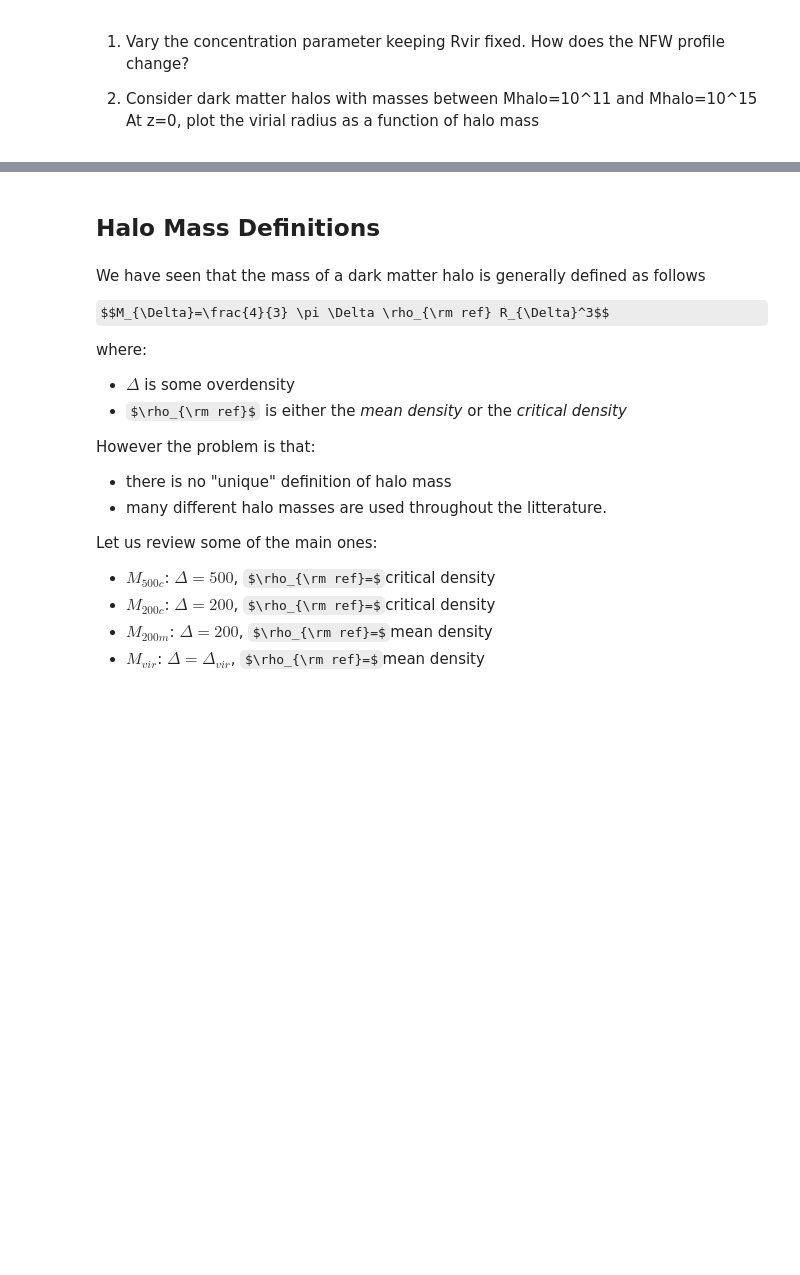
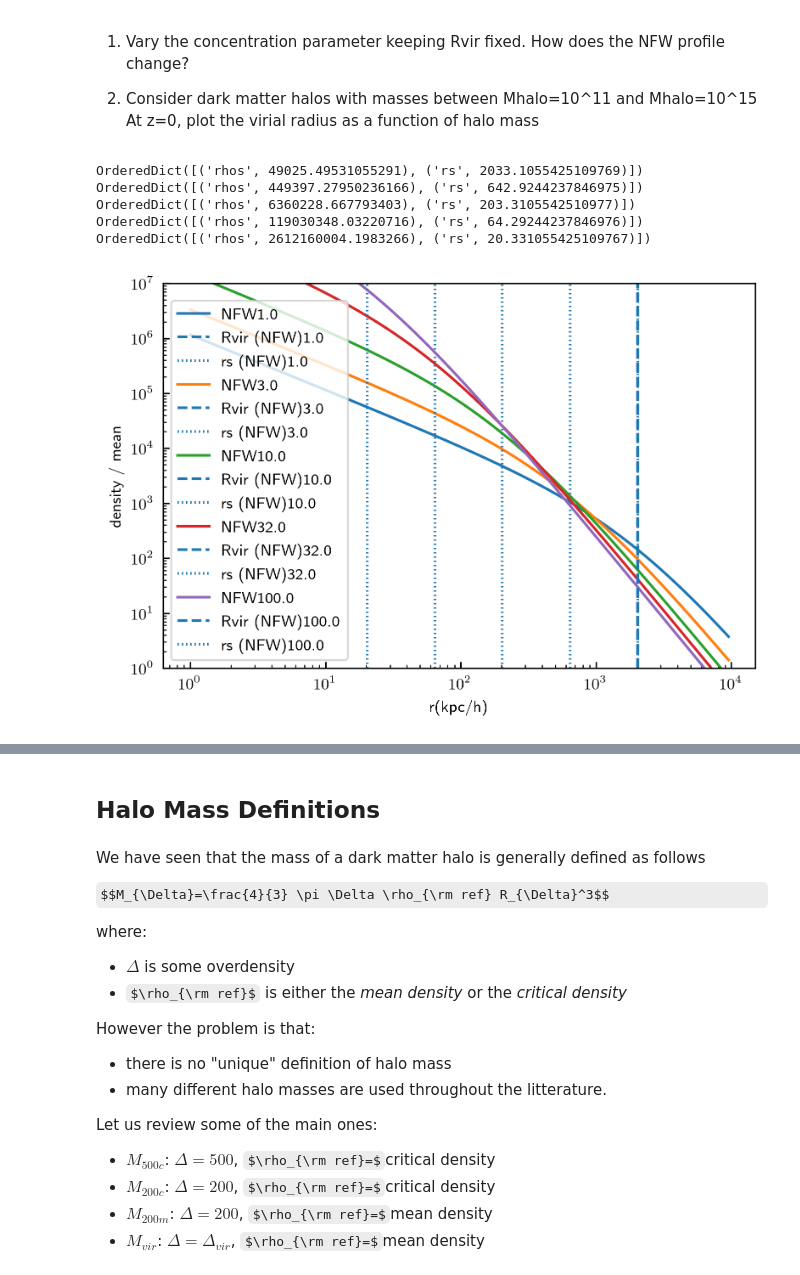
Before and after one commit to rqguan/ASTR214_Runquan, a Jupyter notebook: class7and8_darkmatterhalos_Runquan.ipynb, the cells around one changed output, grey strips where cells are left out. Cells and saved outputs as stored; diff of their text form; code cells hidden in the pictures; some formulas as TeX source; blank space fills up the shorter version.

```diff
--- a/class7and8_darkmatterhalos_Runquan.ipynb
+++ b/class7and8_darkmatterhalos_Runquan.ipynb
@@ -303,0 +301,32 @@ At z=0, plot the virial radius as a function of halo mass
+# %%
+
+for i in np.logspace(0,2,5):
+    Mvir = 1E15 # halo mass (clustered halo)
+    cvir = i # concentration parameter = r_halo/r_s
+    z = 0.0 # redshift
+    p_nfw = profile_nfw.NFWProfile(M = Mvir, c = cvir, z = z, mdef = 'vir')
+
+    r = 10**np.arange(0,4,0.02)
+    rho_m = cosmo.rho_m(z)
+    rho_nfw = p_nfw.density(r)
+    plt.plot(r, rho_nfw / rho_m, '-', label = 'NFW'+str(round(i)));
+    plt.loglog()
+    plt.xlabel('r(kpc/h)')
+    plt.ylabel('density / mean')
+
+    plt.ylim(1E0, 1E7)
+
+    Rvir_nfw = p_nfw.RDelta(z, 'vir')
+    print(p_nfw.par)
+    rs = p_nfw.par['rs']
+
+    plt.axvline(Rvir_nfw, ls = '--', label = 'Rvir (NFW)'+str(round(i)));
+    plt.axvline(rs, ls = ':', label = 'rs (NFW)'+str(round(i)));
+    plt.legend();
+# %% [output]
+OrderedDict([('rhos', 49025.49531055291), ('rs', 2033.1055425109769)])
+OrderedDict([('rhos', 449397.27950236166), ('rs', 642.9244237846975)])
+OrderedDict([('rhos', 6360228.667793403), ('rs', 203.3105542510977)])
+OrderedDict([('rhos', 119030348.03220716), ('rs', 64.29244237846976)])
+OrderedDict([('rhos', 2612160004.1983266), ('rs', 20.331055425109767)])
+[figure, added]
```
Also changed, not shown: parts of 4 cells of this notebook.
